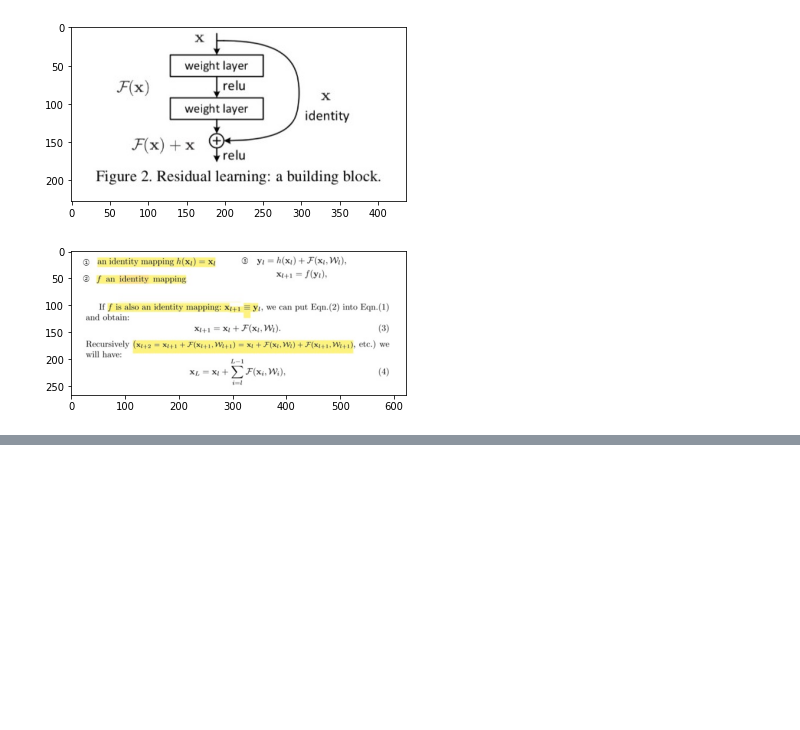
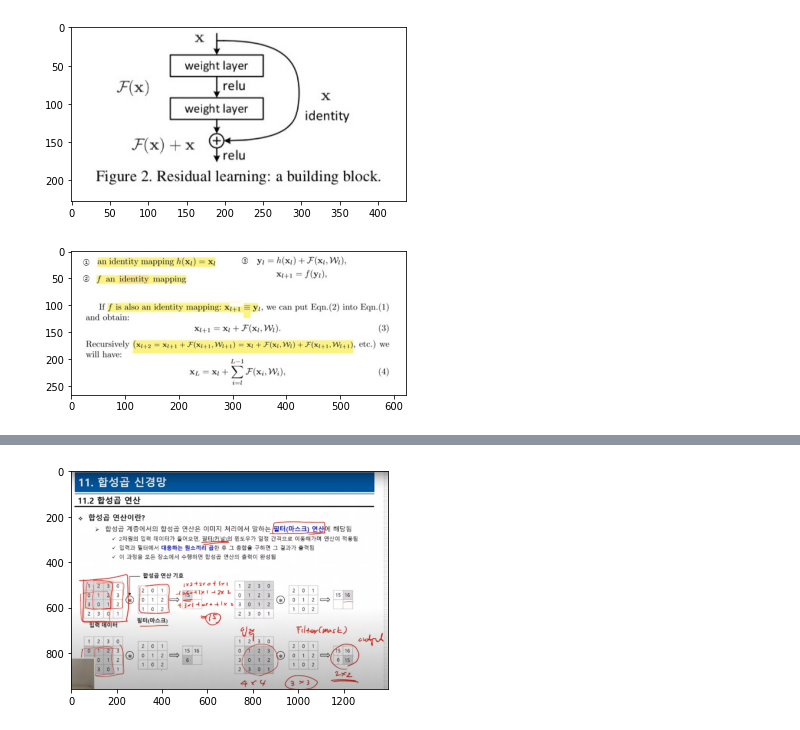
Before and after one commit to MinsuKim3095/study, a Jupyter notebook: 2.논문 읽기/Deep Residual Learning for Image Recognition.ipynb, the cells around one changed output, grey strips where cells are left out. Cells and saved outputs as stored; diff of their text form; code cells hidden in the pictures; blank space fills up the shorter version.

```diff
--- a/2.논문 읽기/Deep Residual Learning for Image Recognition.ipynb
+++ b/2.논문 읽기/Deep Residual Learning for Image Recognition.ipynb
@@ -90,0 +168,6 @@ plt.show()
+# %%
+image9 = img.imread('./Deep_Residual_Learning_for_Image_Recognition/convolution.jpg')
+plt.imshow(image9)
+plt.show()
+# %% [output]
+[figure, added]
```
Also changed, not shown: parts of 31 cells of this notebook, 13 other files.
